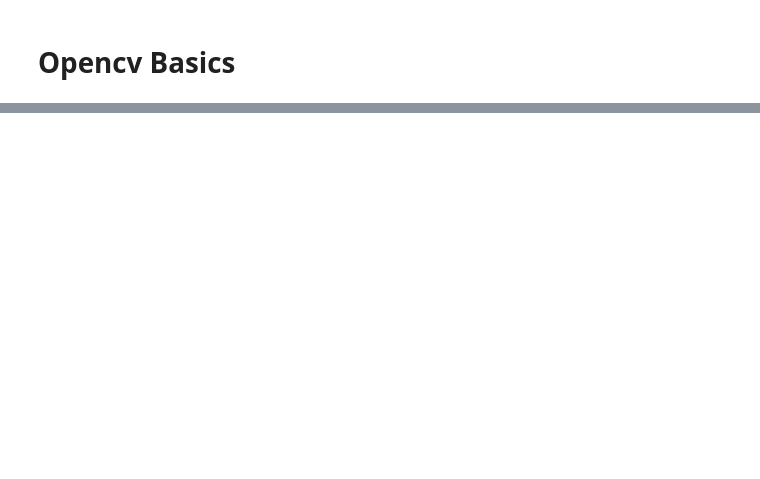
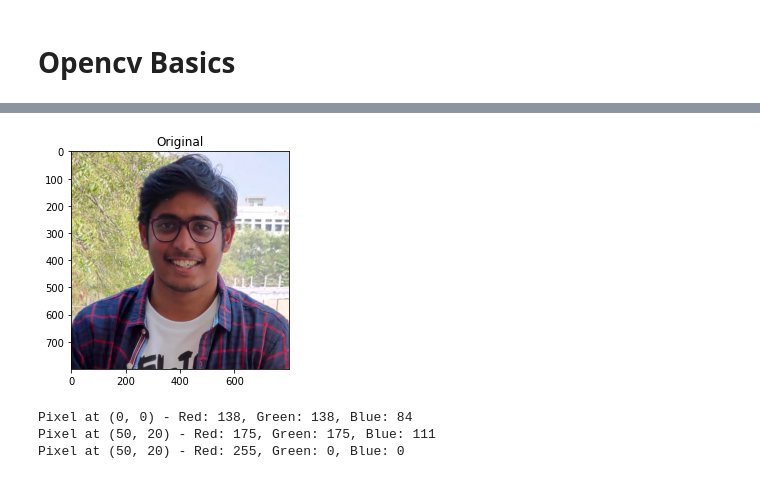
Before and after one commit to NeerajSirvisetti/OpenCV, a Jupyter notebook: 1 - OpenCV Basics/basics.ipynb, the cells around one changed output, grey strips where cells are left out. Saved outputs shown, nothing was run; the diff lists cells and outputs as text; code cells hidden in the pictures; blank space fills up the shorter version.

```diff
--- a/1 - OpenCV Basics/basics.ipynb
+++ b/1 - OpenCV Basics/basics.ipynb
@@ -14,0 +76,29 @@ ImportError: libGL.so.1: cannot open shared object file: No such file or directo
+# %%
+args = {
+    "image": "neeraj.jpg"
+}
+# %%
+# load the image, grab its spatial dimensions (width and height),
+# and then display the original image to our screen
+image = cv2.imread(args["image"])
+(h, w) = image.shape[:2]
+plt_imshow("Original", image)
+# %% [output]
+[figure, added]
+# %%
+
+(b, g, r) = image[0, 0]
+print("Pixel at (0, 0) - Red: {}, Green: {}, Blue: {}".format(r, g, b))
+
+# access the pixel located at x=50, y=20
+(b, g, r) = image[20, 50]
+print("Pixel at (50, 20) - Red: {}, Green: {}, Blue: {}".format(r, g, b))
+
+# update the pixel at (50, 20) and set it to red
+image[20, 50] = (0, 0, 255)
+(b, g, r) = image[20, 50]
+print("Pixel at (50, 20) - Red: {}, Green: {}, Blue: {}".format(r, g, b))
+# %% [output]
+Pixel at (0, 0) - Red: 138, Green: 138, Blue: 84
+Pixel at (50, 20) - Red: 175, Green: 175, Blue: 111
+Pixel at (50, 20) - Red: 255, Green: 0, Blue: 0
```
Also changed, not shown: parts of 19 cells of this notebook, 8 other files.
